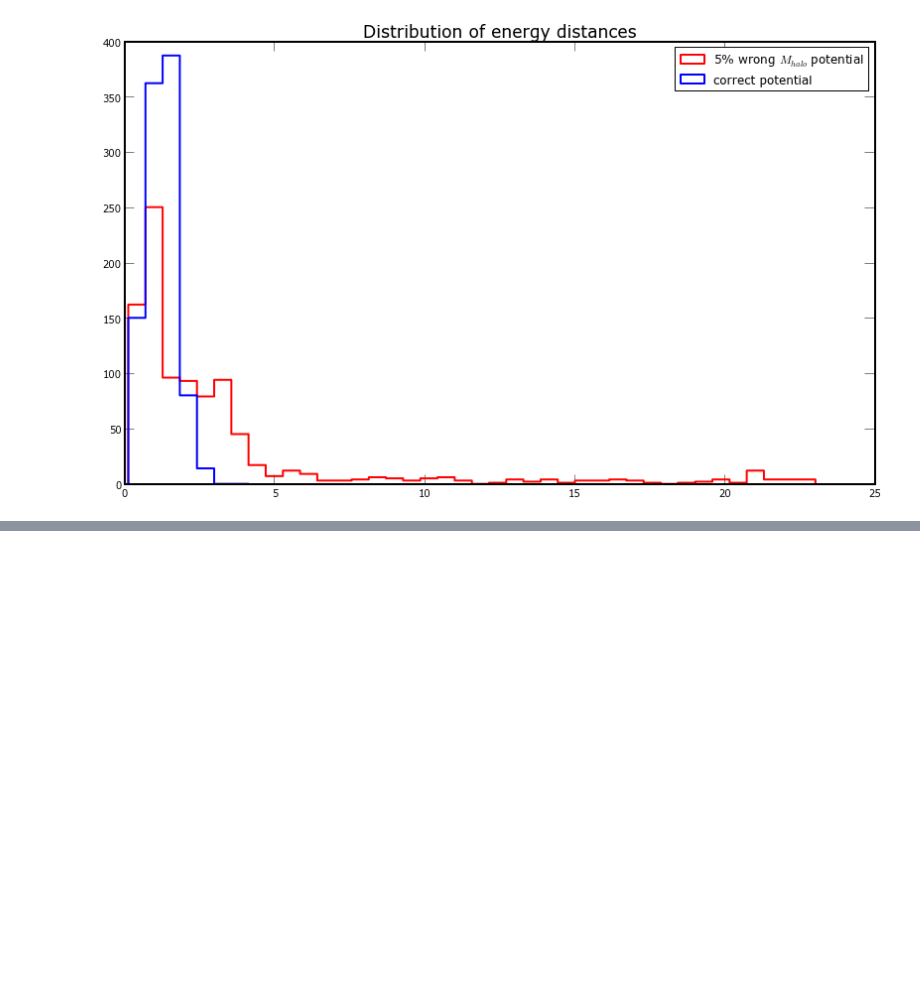
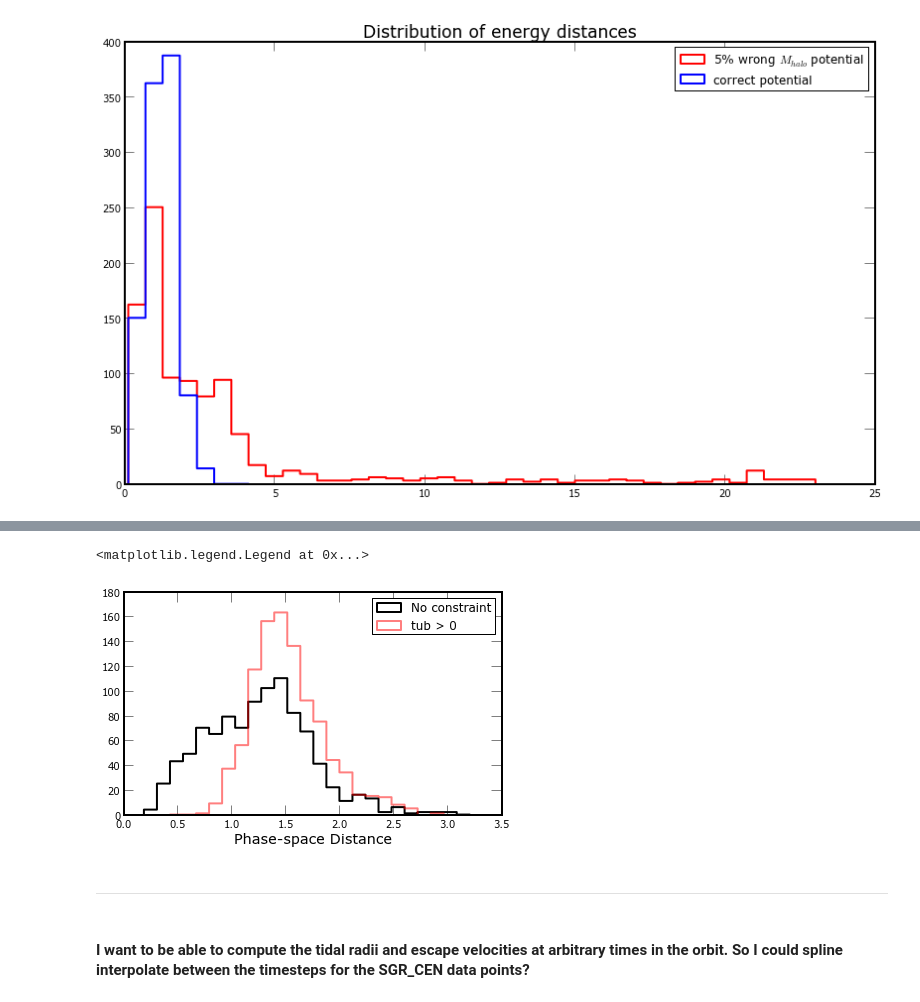
Before and after one commit to adrn/streams, a Jupyter notebook: docs/Streams - Back Integrate Particles.ipynb, the cells around one changed output, grey strips where cells are left out. Saved outputs shown, nothing was run; the diff lists cells and outputs as text; code cells hidden in the pictures; blank space fills up the shorter version.

```diff
--- a/docs/Streams - Back Integrate Particles.ipynb
+++ b/docs/Streams - Back Integrate Particles.ipynb
@@ -19,17 +76,11 @@ dt = sgr_cen.data["dt"][0]
 ### Start by defining potential with known parameters
 # %%
 # Define potential as used by Kathryn's simulation, to make sure I can recover the correct behavior
-disk_potential = MiyamotoNagaiPotential(M=1E11*u.M_sun,
-                                        a=6.5,
-                                        b=0.26)
-bulge_potential = HernquistPotential(M=3.4E10*u.M_sun,
-                                     c=0.7)
-halo_potential = LogarithmicPotentialLJ(v_halo=(121.858*u.km/u.s).to(u.kpc/u.Myr).value,
-                                        q1=1.38,
-                                        q2=1.0,
-                                        qz=1.36,
-                                        phi=1.692969,
-                                        c=12.)
-galaxy_potential = disk_potential + bulge_potential + halo_potential
+true_halo_potential = LogarithmicPotentialLJ(v_halo=(121.858*u.km/u.s).to(u.kpc/u.Myr).value,
+                                            q1=1.38,
+                                            q2=1.0,
+                                            qz=1.36,
+                                            phi=1.692969,
+                                            c=12.)
 # %% [markdown]
 #### As a test, do the simulation with just 1000 particles
@@ -198,0 +219,18 @@ plt.legend()
+# %%
+sgr_snap = SgrSnapshot(num=1000, no_bound=False) # randomly sample 100 particles
+energy_distances = run_back_integration(true_halo_potential, sgr_snap, sgr_cen)
+n,bins,patches = plt.hist(energy_distances, bins=25, histtype="step", color="k", linewidth=2, label="No constraint")
+
+sgr_snap = SgrSnapshot(num=1000, no_bound=True) # randomly sample 100 particles
+energy_distances = run_back_integration(true_halo_potential, sgr_snap, sgr_cen)
+plt.hist(energy_distances, bins=bins, histtype="step", color="r", alpha=0.5, linewidth=2, label="tub > 0")
+
+plt.xlabel("Phase-space Distance")
+plt.legend()
+# %% [output]
+<matplotlib.legend.Legend at 0x...>
+[figure, added]
+# %% [markdown]
+-----
+# %% [markdown]
+#### I want to be able to compute the tidal radii and escape velocities at arbitrary times in the orbit. So I could spline interpolate between the timesteps for the SGR_CEN data points?
```
Also changed, not shown: parts of 12 cells of this notebook.
